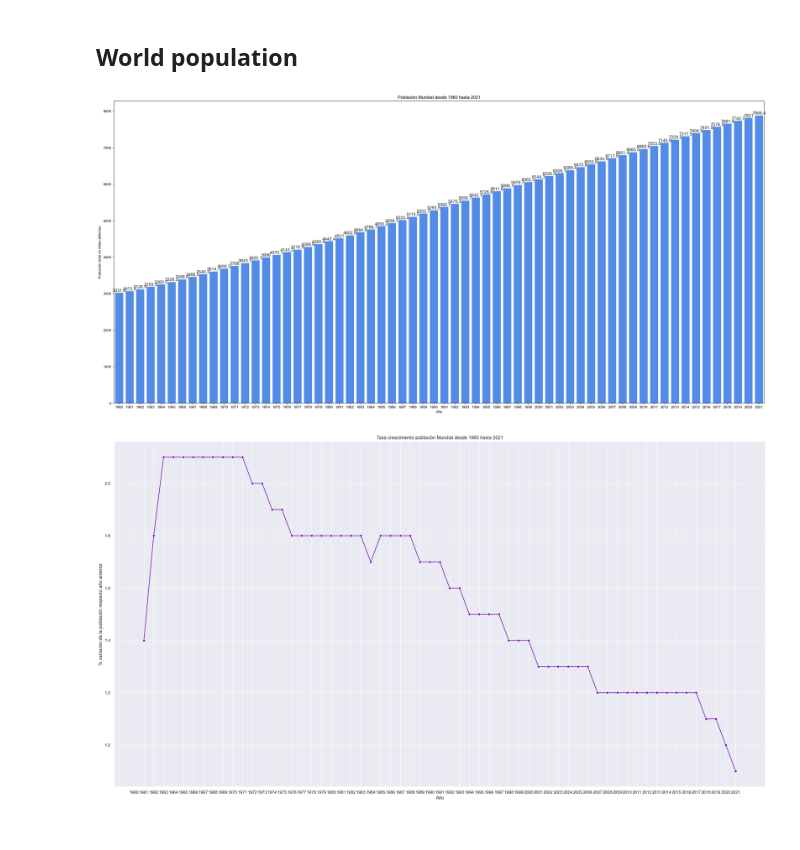
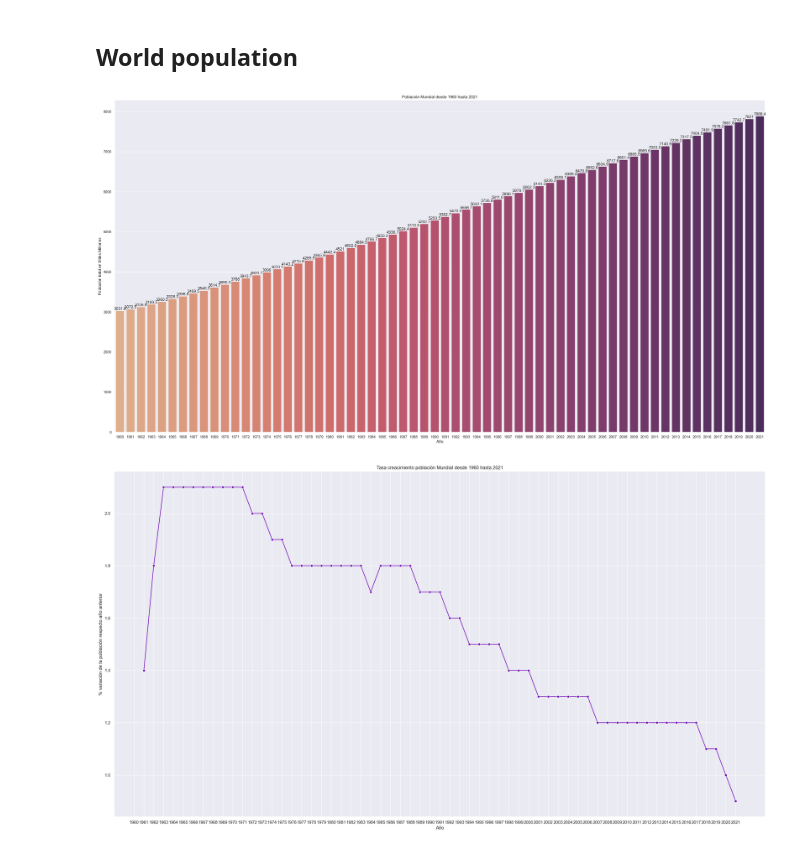
Before and after one commit to fredericksalazar/dataAnalyst_world_population, a Jupyter notebook: data_analysis_world_population.ipynb, the cells around one changed output. Saved outputs shown, nothing was run; the diff lists cells and outputs as text; code cells hidden in the pictures.

Commit message:
new features
add box plot shape to the notebook to identify by income group growth of countries

set new colors palette to shapes.

```diff
--- a/data_analysis_world_population.ipynb
+++ b/data_analysis_world_population.ipynb
@@ -248,25 +247,25 @@ df_organizations_pop.columns = ['country_code',
 # %%
 df_mundo = df_organizations_pop[df_organizations_pop['country_name'] == 'Mundo']
 # %%
-plt.figure(figsize=(32,15))
+plt.figure(figsize=(35,18))
 plt.title('Población Mundial desde 1960 hasta 2021')
 
 sns.set_theme(style='darkgrid',
               palette='pastel')
 
 ax = sns.barplot(data=df_mundo,
                  x='year',
                  y='population_million',
-                 palette=['#3a86ff'])
+                 palette='flare')
 
 for x in ax.containers:
     ax.bar_label(x, )
 
 plt.xlabel('Año')
 plt.ylabel('Población total en Miles Millones')
 plt.show()
 # %% [output]
-[figure, old version]
+[figure, new version]
 # %%
 plt.figure(figsize=(30, 16))
 
```
Also changed, not shown: parts of 8 cells of this notebook.
